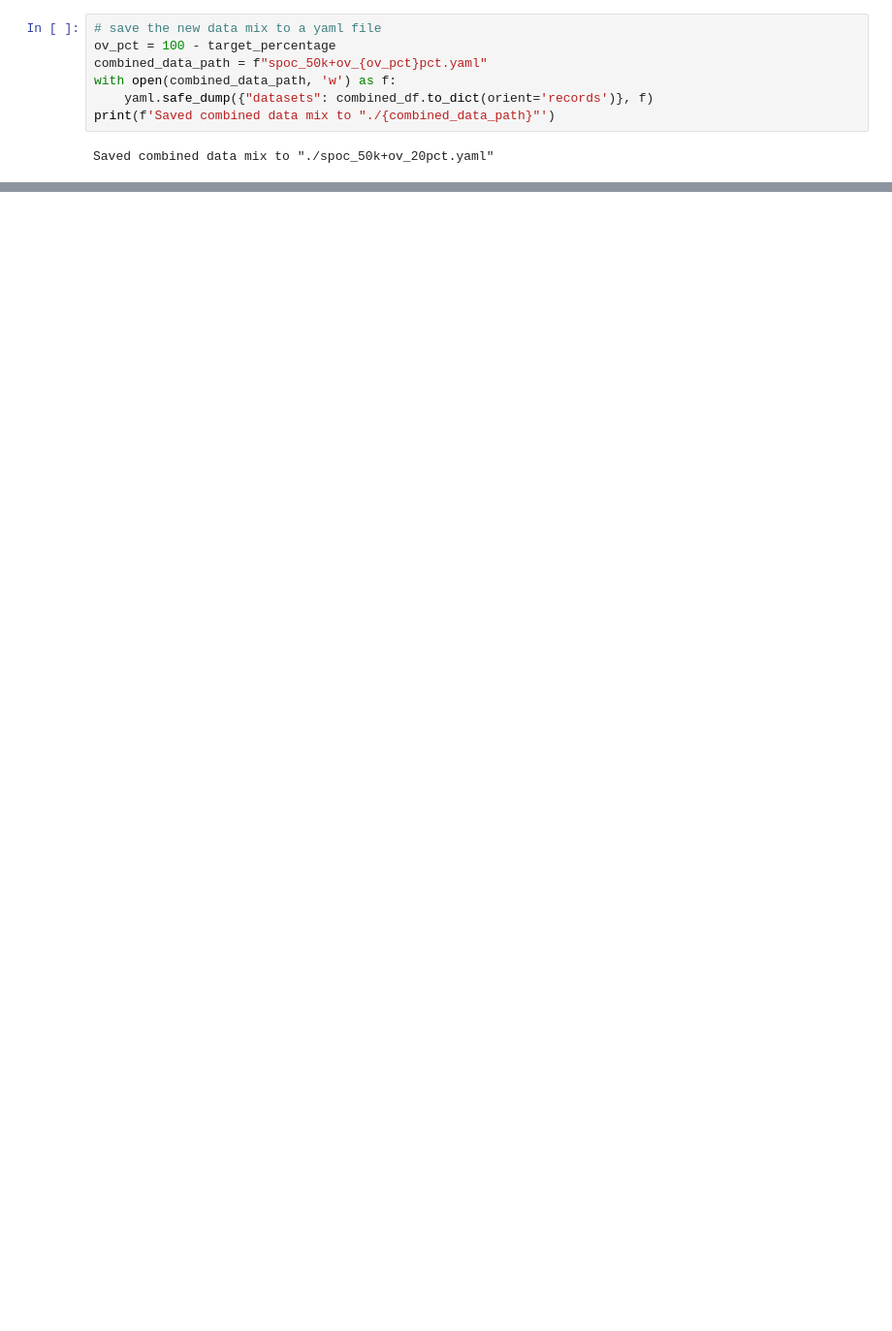
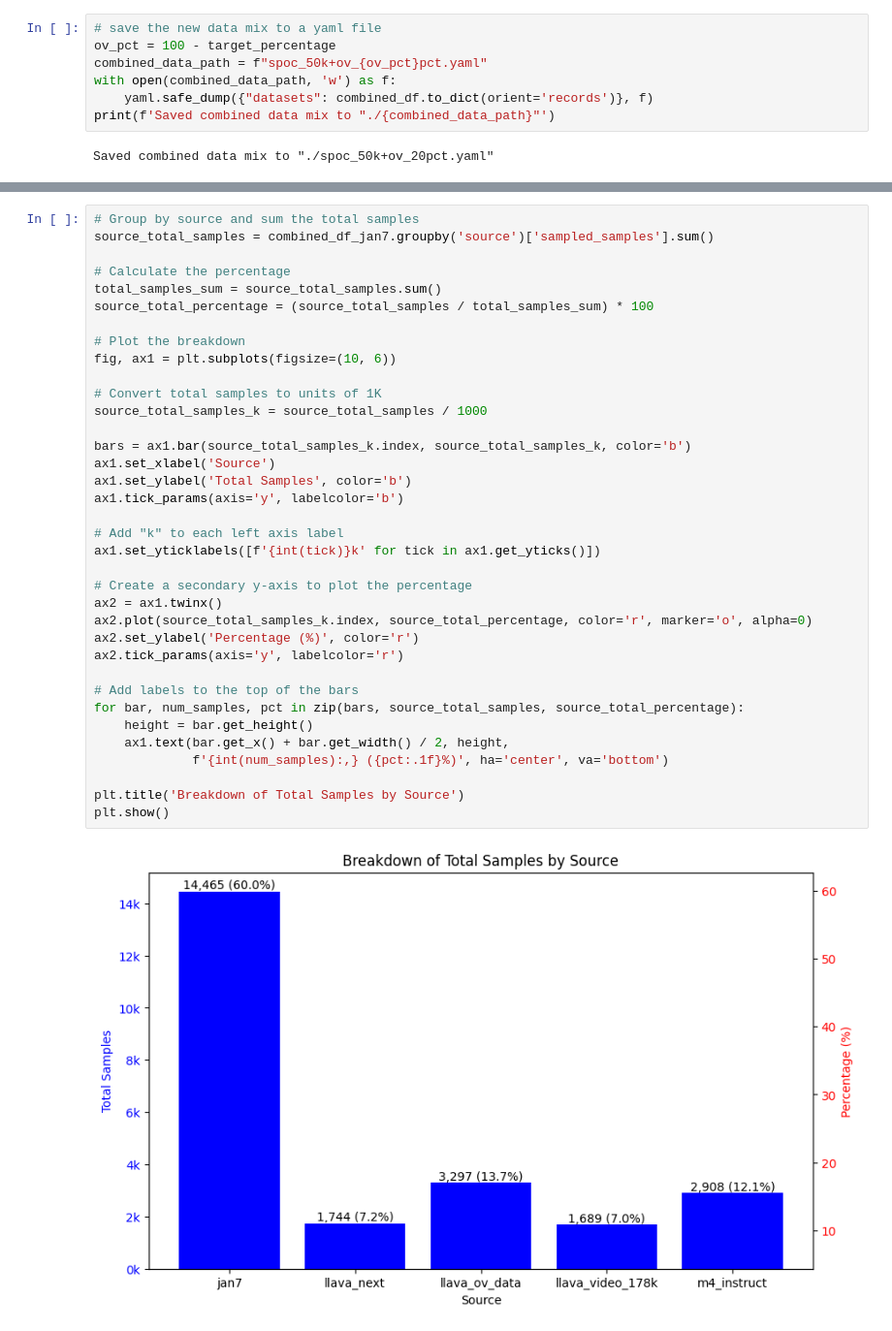
Before and after one commit to ellisbrown/LLaVA-NeXT, a Jupyter notebook: scripts/train/spoc_ov_data.ipynb, the cells around one changed output, grey strips where cells are left out. Shown at 97% size. Saved outputs shown, nothing was run; the diff lists cells and outputs as text; blank space fills up the shorter version.

```diff
--- a/scripts/train/spoc_ov_data.ipynb
+++ b/scripts/train/spoc_ov_data.ipynb
@@ -473,0 +556,38 @@ Saved combined data mix to "./spoc_50k+ov_20pct.yaml"
+# %%
+# Group by source and sum the total samples
+source_total_samples = combined_df_jan7.groupby('source')['sampled_samples'].sum()
+
+# Calculate the percentage
+total_samples_sum = source_total_samples.sum()
+source_total_percentage = (source_total_samples / total_samples_sum) * 100
+
+# Plot the breakdown
+fig, ax1 = plt.subplots(figsize=(10, 6))
+
+# Convert total samples to units of 1K
+source_total_samples_k = source_total_samples / 1000
+
+bars = ax1.bar(source_total_samples_k.index, source_total_samples_k, color='b')
+ax1.set_xlabel('Source')
+ax1.set_ylabel('Total Samples', color='b')
+ax1.tick_params(axis='y', labelcolor='b')
+
+# Add "k" to each left axis label
+ax1.set_yticklabels([f'{int(tick)}k' for tick in ax1.get_yticks()])
+
+# Create a secondary y-axis to plot the percentage
+ax2 = ax1.twinx()
+ax2.plot(source_total_samples_k.index, source_total_percentage, color='r', marker='o', alpha=0)
+ax2.set_ylabel('Percentage (%)', color='r')
+ax2.tick_params(axis='y', labelcolor='r')
+
+# Add labels to the top of the bars
+for bar, num_samples, pct in zip(bars, source_total_samples, source_total_percentage):
+    height = bar.get_height()
+    ax1.text(bar.get_x() + bar.get_width() / 2, height,
+             f'{int(num_samples):,} ({pct:.1f}%)', ha='center', va='bottom')
+
+plt.title('Breakdown of Total Samples by Source')
+plt.show()
+# %% [output]
+[figure, added]
```
Also changed, not shown: parts of 7 cells of this notebook, 8 other files.
